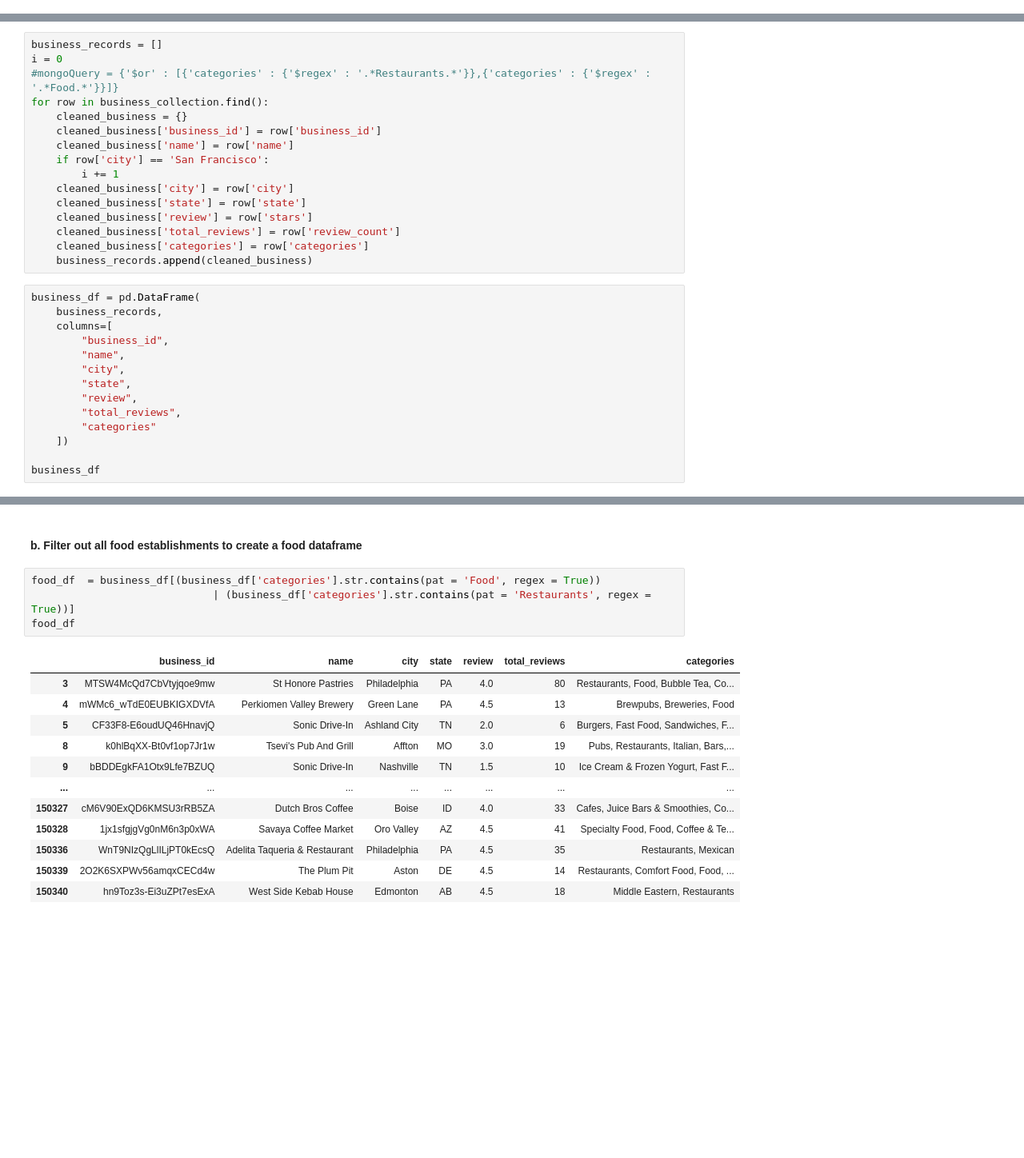
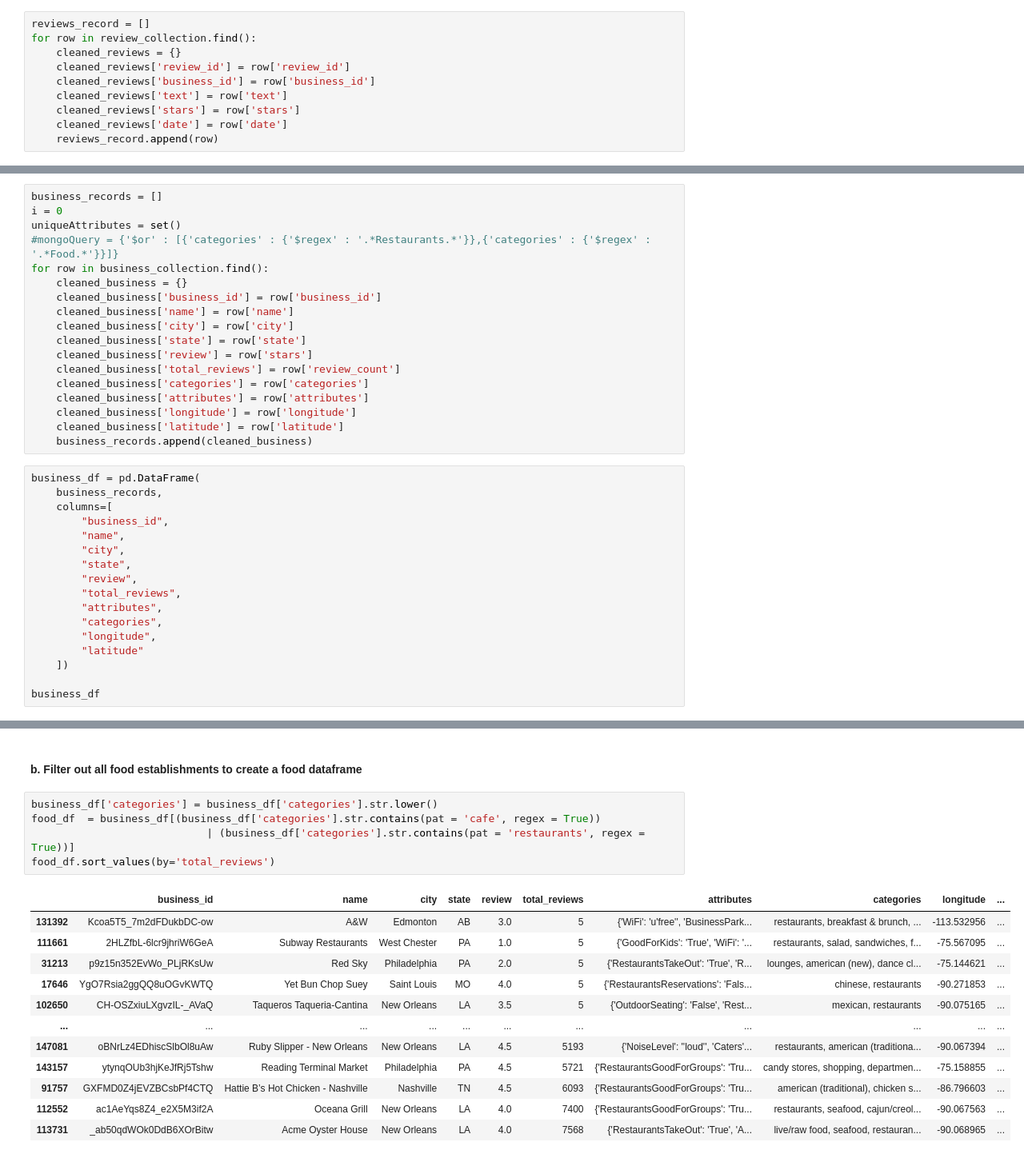
Before and after one commit to Jeyxiang/yelp_airflow, a Jupyter notebook: mongodb_queries.ipynb, the cells around one changed output, grey strips where cells are left out. Shown: that part at 80% size. Cells and saved outputs as stored; diff of their text form; blank space fills up the shorter version.

```diff
--- a/mongodb_queries.ipynb
+++ b/mongodb_queries.ipynb
@@ -34,3 +36,13 @@ Currently, we need 4 tables
 TODO: calculate weighted reviews: https://medium.com/district-data-labs/computing-a-bayesian-estimate-of-star-rating-means-651496a890ab
 https://www.codementor.io/@arpitbhayani/solving-an-age-old-problem-using-bayesian-average-15fy4ww08p#cumulative-rating
 https://www.algolia.com/doc/guides/managing-results/must-do/custom-ranking/how-to/bayesian-average/
+# %%
+reviews_record = []
+for row in review_collection.find():
+    cleaned_reviews = {}
+    cleaned_reviews['review_id'] = row['review_id']
+    cleaned_reviews['business_id'] = row['business_id']
+    cleaned_reviews['text'] = row['text']
+    cleaned_reviews['stars'] = row['stars']
+    cleaned_reviews['date'] = row['date']
+    reviews_record.append(row)
@@ -39,18 +76,20 @@ https://www.algolia.com/doc/guides/managing-results/must-do/custom-ranking/how-t
 # %%
 business_records = []
 i = 0
+uniqueAttributes = set()
 #mongoQuery = {'$or' : [{'categories' : {'$regex' : '.*Restaurants.*'}},{'categories' : {'$regex' : '.*Food.*'}}]}
 for row in business_collection.find():
     cleaned_business = {}
     cleaned_business['business_id'] = row['business_id']
     cleaned_business['name'] = row['name']
-    if row['city'] == 'San Francisco':
-        i += 1
     cleaned_business['city'] = row['city']
     cleaned_business['state'] = row['state']
     cleaned_business['review'] = row['stars']
     cleaned_business['total_reviews'] = row['review_count']
     cleaned_business['categories'] = row['categories']
+    cleaned_business['attributes'] = row['attributes']
+    cleaned_business['longitude'] = row['longitude']
+    cleaned_business['latitude'] = row['latitude']
     business_records.append(cleaned_business)
 # %%
 business_df = pd.DataFrame(
@@ -62,7 +101,10 @@ business_df = pd.DataFrame(
         "state",
         "review",
         "total_reviews",
-        "categories"
+        "attributes",
+        "categories",
+        "longitude",
+        "latitude"
     ])
 
 business_df
@@ -107,19 +149,20 @@ Name: state, dtype: int64
 # %% [markdown]
 #### b. Filter out all food establishments to create a food dataframe
 # %%
-food_df  = business_df[(business_df['categories'].str.contains(pat = 'Food', regex = True))
-                             | (business_df['categories'].str.contains(pat = 'Restaurants', regex = True))]
-food_df
+business_df['categories'] = business_df['categories'].str.lower()
+food_df  = business_df[(business_df['categories'].str.contains(pat = 'cafe', regex = True))
+                            | (business_df['categories'].str.contains(pat = 'restaurants', regex = True))]
+food_df.sort_values(by='total_reviews')
 # %% [output]
-|  | business_id | name | city | state | review | total_reviews | categories |
-| 3 | MTSW4McQd7CbVtyjqoe9mw | St Honore Pastries | Philadelphia | PA | 4.0 | 80 | Restaurants, Food, Bubble Tea, Co... |
-| 4 | mWMc6_wTdE0EUBKIGXDVfA | Perkiomen Valley Brewery | Green Lane | PA | 4.5 | 13 | Brewpubs, Breweries, Food |
-| 5 | CF33F8-E6oudUQ46HnavjQ | Sonic Drive-In | Ashland City | TN | 2.0 | 6 | Burgers, Fast Food, Sandwiches, F... |
-| 8 | k0hlBqXX-Bt0vf1op7Jr1w | Tsevi's Pub And Grill | Affton | MO | 3.0 | 19 | Pubs, Restaurants, Italian, Bars,... |
-| 9 | bBDDEgkFA1Otx9Lfe7BZUQ | Sonic Drive-In | Nashville | TN | 1.5 | 10 | Ice Cream & Frozen Yogurt, Fast F... |
-| ... | ... | ... | ... | ... | ... | ... | ... |
-| 150327 | cM6V90ExQD6KMSU3rRB5ZA | Dutch Bros Coffee | Boise | ID | 4.0 | 33 | Cafes, Juice Bars & Smoothies, Co... |
-| 150328 | 1jx1sfgjgVg0nM6n3p0xWA | Savaya Coffee Market | Oro Valley | AZ | 4.5 | 41 | Specialty Food, Food, Coffee & Te... |
-| 150336 | WnT9NIzQgLlILjPT0kEcsQ | Adelita Taqueria & Restaurant | Philadelphia | PA | 4.5 | 35 | Restaurants, Mexican |
-| 150339 | 2O2K6SXPWv56amqxCECd4w | The Plum Pit | Aston | DE | 4.5 | 14 | Restaurants, Comfort Food, Food, ... |
-| 150340 | hn9Toz3s-Ei3uZPt7esExA | West Side Kebab House | Edmonton | AB | 4.5 | 18 | Middle Eastern, Restaurants |
+|  | business_id | name | city | state | review | total_reviews | attributes | categories | longitude | ... |
+| 131392 | Kcoa5T5_7m2dFDukbDC-ow | A&W | Edmonton | AB | 3.0 | 5 | {'WiFi': 'u'free'', 'BusinessPark... | restaurants, breakfast & brunch, ... | -113.532956 | ... |
+| 111661 | 2HLZfbL-6lcr9jhriW6GeA | Subway Restaurants | West Chester | PA | 1.0 | 5 | {'GoodForKids': 'True', 'WiFi': '... | restaurants, salad, sandwiches, f... | -75.567095 | ... |
+| 31213 | p9z15n352EvWo_PLjRKsUw | Red Sky | Philadelphia | PA | 2.0 | 5 | {'RestaurantsTakeOut': 'True', 'R... | lounges, american (new), dance cl... | -75.144621 | ... |
+| 17646 | YgO7Rsia2ggQQ8uOGvKWTQ | Yet Bun Chop Suey | Saint Louis | MO | 4.0 | 5 | {'RestaurantsReservations': 'Fals... | chinese, restaurants | -90.271853 | ... |
+| 102650 | CH-OSZxiuLXgvzIL-_AVaQ | Taqueros Taqueria-Cantina | New Orleans | LA | 3.5 | 5 | {'OutdoorSeating': 'False', 'Rest... | mexican, restaurants | -90.075165 | ... |
+| ... | ... | ... | ... | ... | ... | ... | ... | ... | ... | ... |
+| 147081 | oBNrLz4EDhiscSlbOl8uAw | Ruby Slipper - New Orleans | New Orleans | LA | 4.5 | 5193 | {'NoiseLevel': ''loud'', 'Caters'... | restaurants, american (traditiona... | -90.067394 | ... |
+| 143157 | ytynqOUb3hjKeJfRj5Tshw | Reading Terminal Market | Philadelphia | PA | 4.5 | 5721 | {'RestaurantsGoodForGroups': 'Tru... | candy stores, shopping, departmen... | -75.158855 | ... |
+| 91757 | GXFMD0Z4jEVZBCsbPf4CTQ | Hattie B’s Hot Chicken - Nashville | Nashville | TN | 4.5 | 6093 | {'RestaurantsGoodForGroups': 'Tru... | american (traditional), chicken s... | -86.796603 | ... |
+| 112552 | ac1AeYqs8Z4_e2X5M3if2A | Oceana Grill | New Orleans | LA | 4.0 | 7400 | {'RestaurantsGoodForGroups': 'Tru... | restaurants, seafood, cajun/creol... | -90.067563 | ... |
+| 113731 | _ab50qdWOk0DdB6XOrBitw | Acme Oyster House | New Orleans | LA | 4.0 | 7568 | {'RestaurantsTakeOut': 'True', 'A... | live/raw food, seafood, restauran... | -90.068965 | ... |
```
Also changed, not shown: parts of 25 cells of this notebook, 1 other file.
